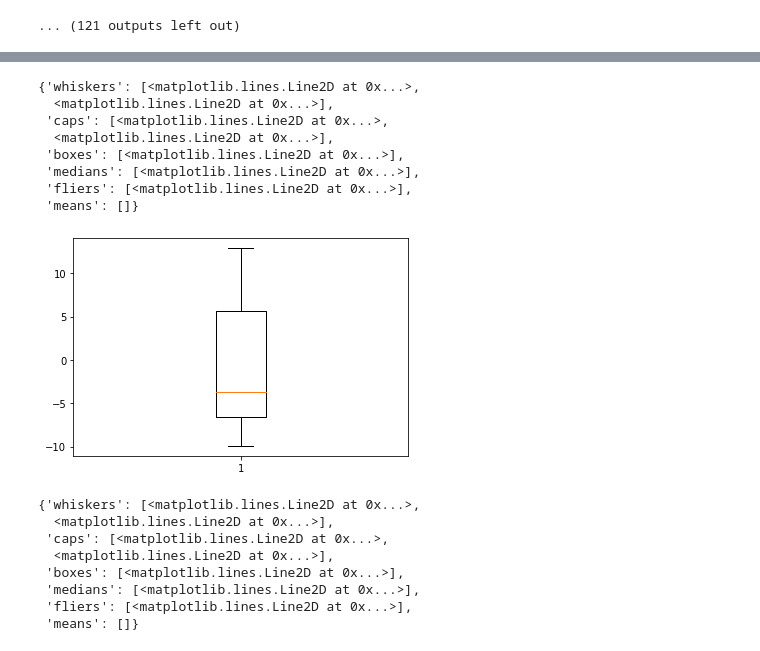
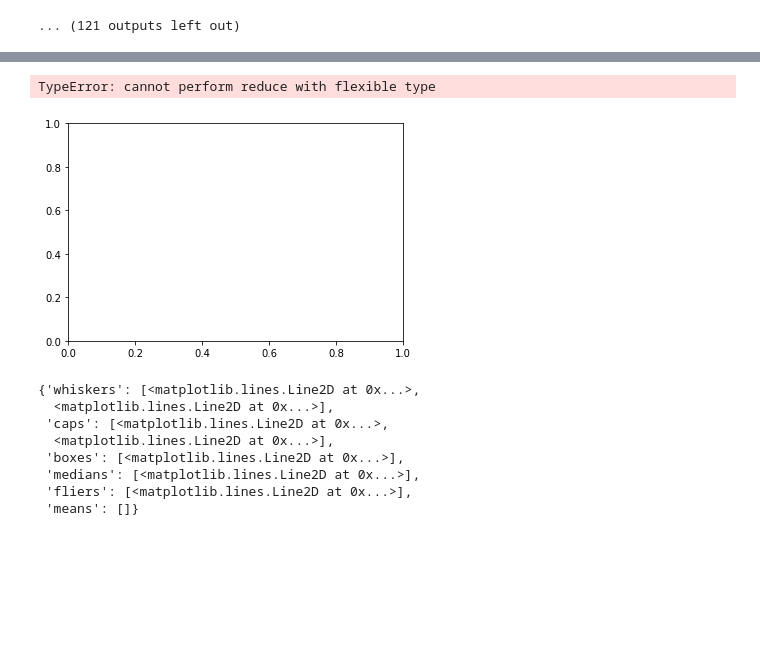
Before and after one commit to chende35/qbb2020-answers, a Jupyter notebook: week3/hw2-week3.ipynb, the cells around one changed output, grey strips where cells are left out. Cells and saved outputs as stored; diff of their text form; code cells hidden in the pictures; blank space fills up the shorter version.

```diff
--- a/week3/hw2-week3.ipynb
+++ b/week3/hw2-week3.ipynb
@@ -385,17 +297,15 @@ df
 799 rows × 2 columns
-# %%
-ref_homo=df.loc[df[0] == '0/0']
-plt.boxplot(ref_homo['pheno'])
-# %% [output]
-{'whiskers': [<matplotlib.lines.Line2D at 0x...>,
-  <matplotlib.lines.Line2D at 0x...>],
- 'caps': [<matplotlib.lines.Line2D at 0x...>,
-  <matplotlib.lines.Line2D at 0x...>],
- 'boxes': [<matplotlib.lines.Line2D at 0x...>],
- 'medians': [<matplotlib.lines.Line2D at 0x...>],
- 'fliers': [<matplotlib.lines.Line2D at 0x...>],
- 'means': []}
-[figure, removed]
+# %%
+new_df =
+ref_homo=df.loc[df[0] == '0/0']
+plt.boxplot(ref_homo['pheno'])
+
+#ideally the three boxplots would all be on the same figure, and actually work.
+# I ran out of time/steam, but i needed to figure out how to ignore NA's.
+# Then I would have used plt.subplots
+# %% [output]
+TypeError: cannot perform reduce with flexible type
+[figure, added]
 # %%
 hetero=df.loc[df[0] == '0/1']
 plt.boxplot(hetero['pheno'])
```
Also changed, not shown: parts of 8 cells of this notebook.
